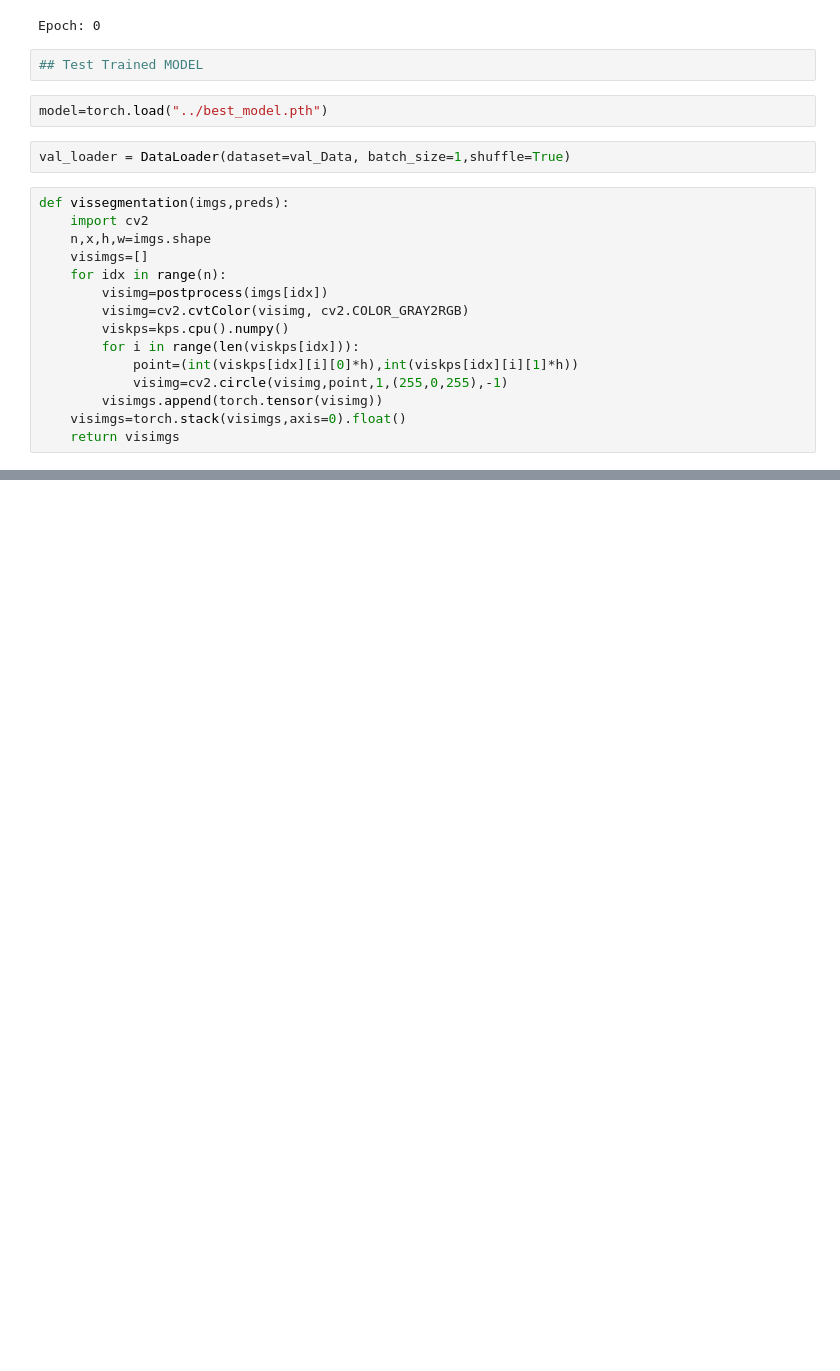
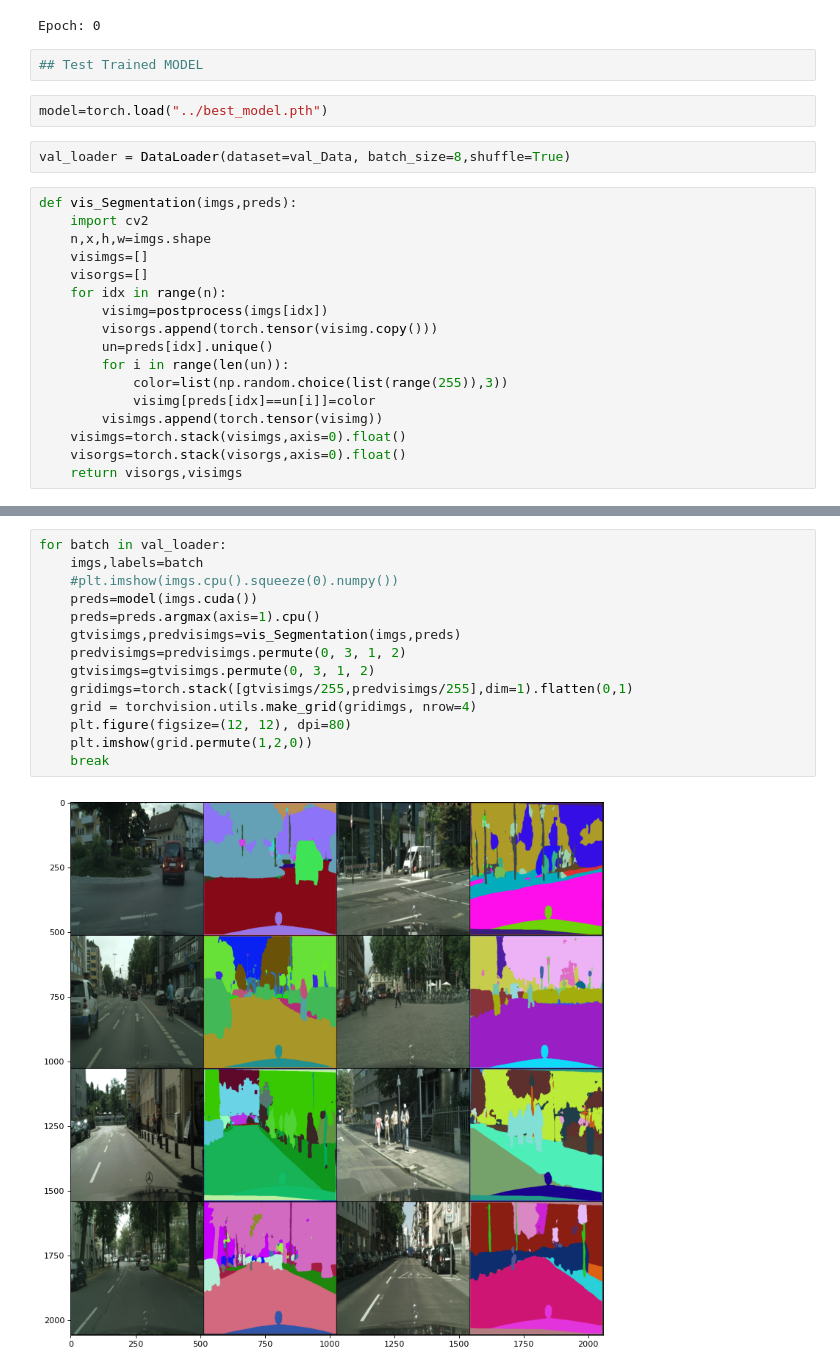
Before and after one commit to Asad-Ismail/E2E_Vision_Tasks, a Jupyter notebook: segementation/notebooks/segformer.ipynb, the cells around one changed output, grey strips where cells are left out. Drawn from its saved outputs; the diff is of its cells as text; blank space fills up the shorter version.

Commit message:
added segmentation visualizations

```diff
--- a/segementation/notebooks/segformer.ipynb
+++ b/segementation/notebooks/segformer.ipynb
@@ -196,19 +196,21 @@ Epoch: 0
 # %%
 model=torch.load("../best_model.pth")
 # %%
-val_loader = DataLoader(dataset=val_Data, batch_size=1,shuffle=True)
+val_loader = DataLoader(dataset=val_Data, batch_size=8,shuffle=True)
 # %%
-def vissegmentation(imgs,preds):
+def vis_Segmentation(imgs,preds):
     import cv2
     n,x,h,w=imgs.shape
     visimgs=[]
+    visorgs=[]
     for idx in range(n):
         visimg=postprocess(imgs[idx])
-        visimg=cv2.cvtColor(visimg, cv2.COLOR_GRAY2RGB)
-        viskps=kps.cpu().numpy()
-        for i in range(len(viskps[idx])):
-            point=(int(viskps[idx][i][0]*h),int(viskps[idx][i][1]*h))
-            visimg=cv2.circle(visimg,point,1,(255,0,255),-1)
+        visorgs.append(torch.tensor(visimg.copy()))
+        un=preds[idx].unique()
+        for i in range(len(un)):
+            color=list(np.random.choice(list(range(255)),3))
+            visimg[preds[idx]==un[i]]=color
         visimgs.append(torch.tensor(visimg))
     visimgs=torch.stack(visimgs,axis=0).float()
-    return visimgs
+    visorgs=torch.stack(visorgs,axis=0).float()
+    return visorgs,visimgs
@@ -223,0 +219,16 @@ tensor(0., device='cuda:0', grad_fn=<MinBackward1>)
+# %%
+for batch in val_loader:
+    imgs,labels=batch
+    #plt.imshow(imgs.cpu().squeeze(0).numpy())
+    preds=model(imgs.cuda())
+    preds=preds.argmax(axis=1).cpu()
+    gtvisimgs,predvisimgs=vis_Segmentation(imgs,preds)
+    predvisimgs=predvisimgs.permute(0, 3, 1, 2)
+    gtvisimgs=gtvisimgs.permute(0, 3, 1, 2)
+    gridimgs=torch.stack([gtvisimgs/255,predvisimgs/255],dim=1).flatten(0,1)
+    grid = torchvision.utils.make_grid(gridimgs, nrow=4)
+    plt.figure(figsize=(12, 12), dpi=80)
+    plt.imshow(grid.permute(1,2,0))
+    break
+# %% [output]
+[figure, added]
```
Also changed, not shown: parts of 2 cells of this notebook, 1 other file.
